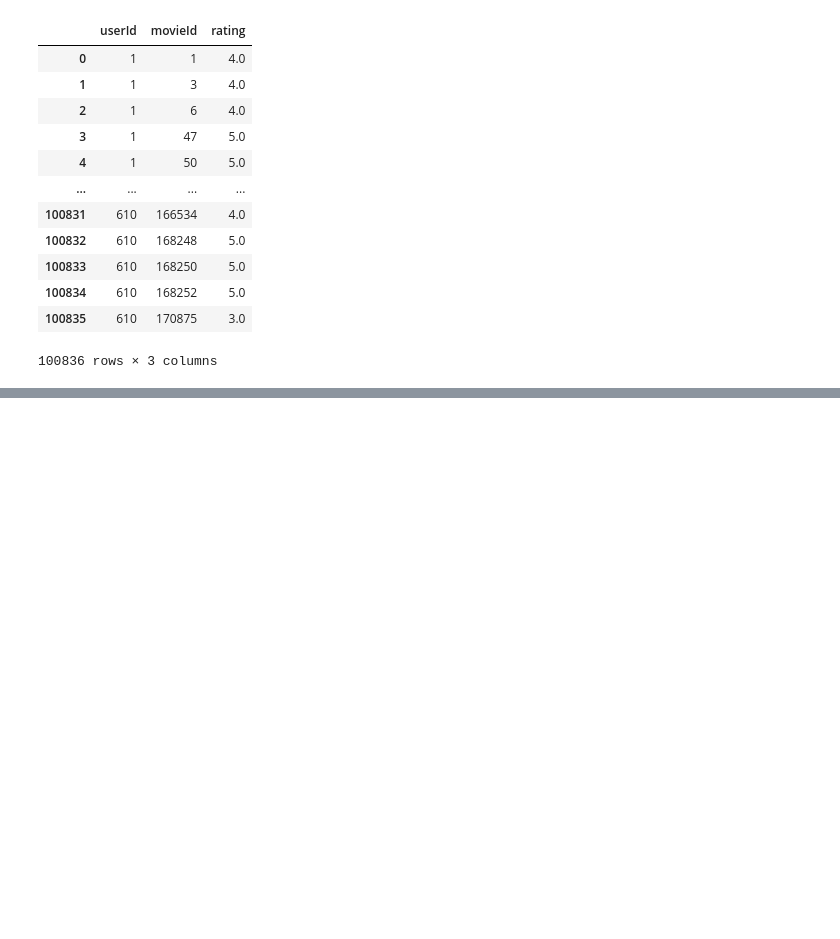
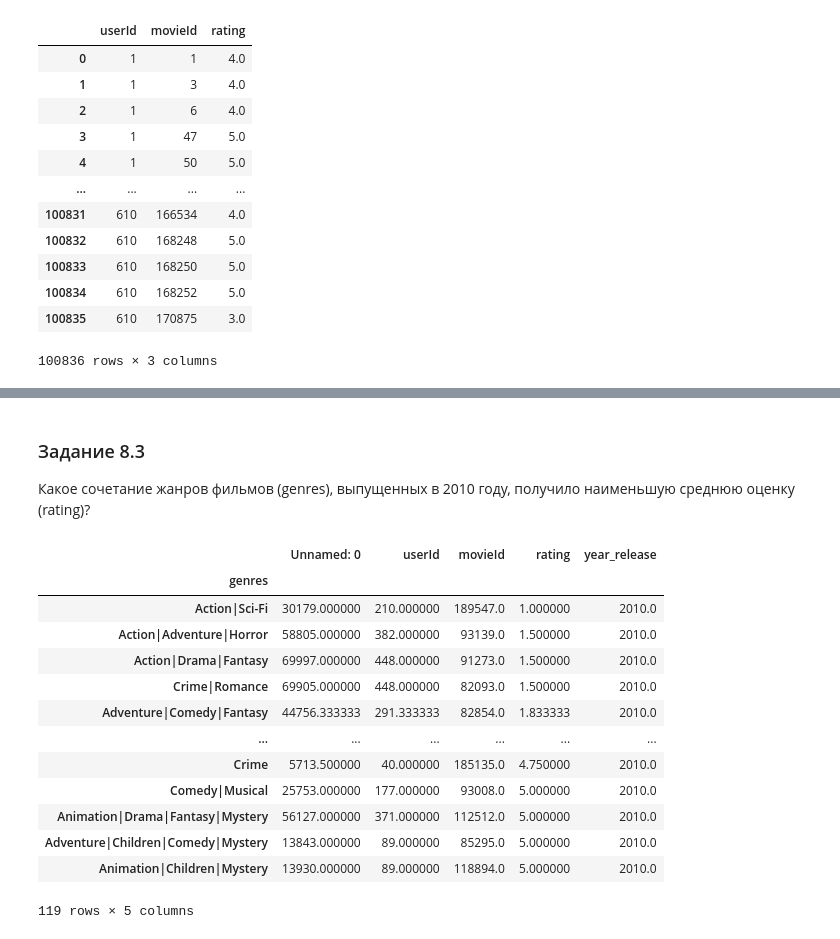
Before and after one commit to Alexx-Yu/python_classes, a Jupyter notebook: Module 12 - Pandas #3/Theory.ipynb, the cells around one changed output, grey strips where cells are left out. Cells and saved outputs as stored; diff of their text form; code cells hidden in the pictures; blank space fills up the shorter version.

```diff
--- a/Module 12 - Pandas #3/Theory.ipynb
+++ b/Module 12 - Pandas #3/Theory.ipynb
@@ -934,0 +1011,20 @@ display(merge_ratings)
+# %% [markdown]
+###  Задание 8.3
+Какое сочетание жанров фильмов (genres), выпущенных в 2010 году, получило наименьшую среднюю оценку (rating)?
+# %%
+ratings_movies[ratings_movies['year_release'] == 2010].groupby(by='genres').mean().sort_values(by='rating', ascending=True)
+# %% [output]
+|  | Unnamed: 0 | userId | movieId | rating | year_release |
+| genres |  |  |  |  |  |
+| Action|Sci-Fi | 30179.000000 | 210.000000 | 189547.0 | 1.000000 | 2010.0 |
+| Action|Adventure|Horror | 58805.000000 | 382.000000 | 93139.0 | 1.500000 | 2010.0 |
+| Action|Drama|Fantasy | 69997.000000 | 448.000000 | 91273.0 | 1.500000 | 2010.0 |
+| Crime|Romance | 69905.000000 | 448.000000 | 82093.0 | 1.500000 | 2010.0 |
+| Adventure|Comedy|Fantasy | 44756.333333 | 291.333333 | 82854.0 | 1.833333 | 2010.0 |
+| ... | ... | ... | ... | ... | ... |
+| Crime | 5713.500000 | 40.000000 | 185135.0 | 4.750000 | 2010.0 |
+| Comedy|Musical | 25753.000000 | 177.000000 | 93008.0 | 5.000000 | 2010.0 |
+| Animation|Drama|Fantasy|Mystery | 56127.000000 | 371.000000 | 112512.0 | 5.000000 | 2010.0 |
+| Adventure|Children|Comedy|Mystery | 13843.000000 | 89.000000 | 85295.0 | 5.000000 | 2010.0 |
+| Animation|Children|Mystery | 13930.000000 | 89.000000 | 118894.0 | 5.000000 | 2010.0 |
+119 rows × 5 columns
```
Also changed, not shown: parts of 10 cells of this notebook, 1 other file.
